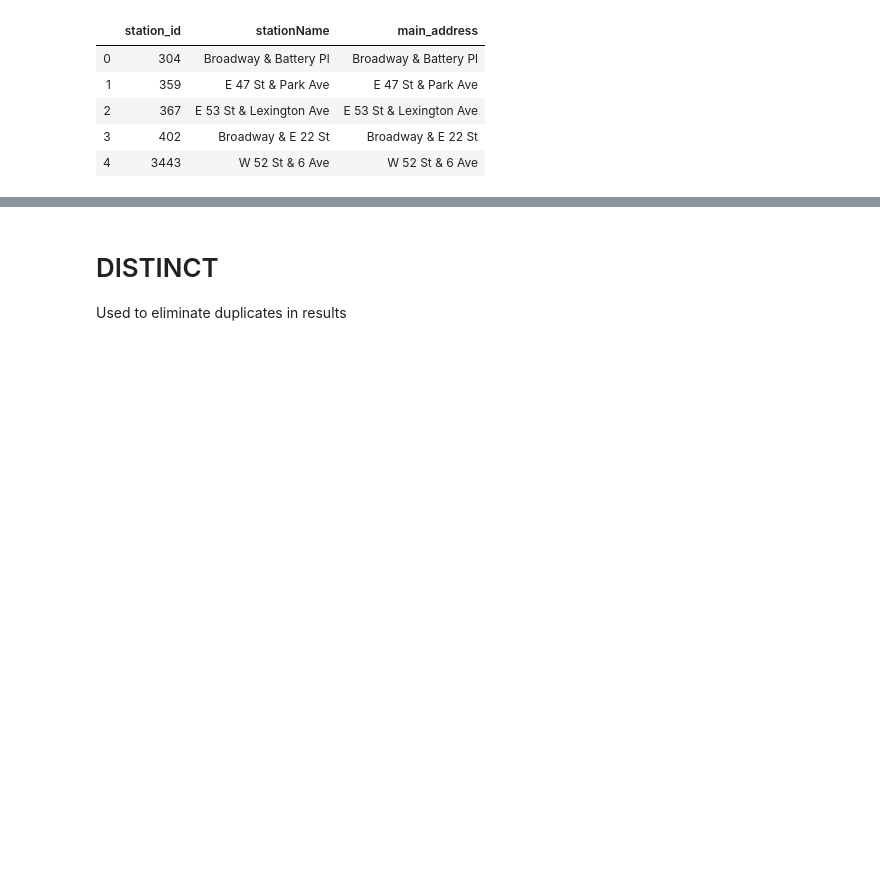
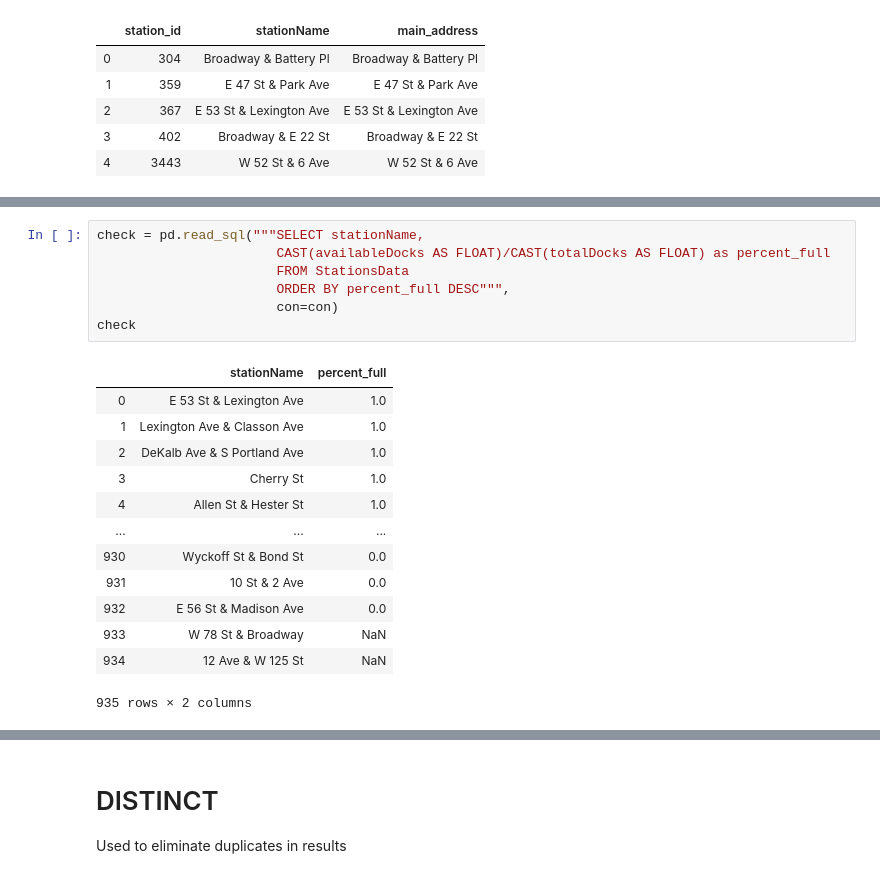
Before and after one commit to asiegman16/NYU-Dealing-With-Data-Spring-2020, a Jupyter notebook: Class 5/Dealing with Data Class 5 Solved.ipynb, the cells around one changed output, grey strips where cells are left out. Drawn from its saved outputs; the diff is of its cells as text; blank space fills up the shorter version.

```diff
--- a/Class 5/Dealing with Data Class 5 Solved.ipynb
+++ b/Class 5/Dealing with Data Class 5 Solved.ipynb
@@ -205,0 +249,21 @@ check
+# %%
+check = pd.read_sql("""SELECT stationName,
+                       CAST(availableDocks AS FLOAT)/CAST(totalDocks AS FLOAT) as percent_full
+                       FROM StationsData
+                       ORDER BY percent_full DESC""",
+                       con=con)
+check
+# %% [output]
+|  | stationName | percent_full |
+| 0 | E 53 St & Lexington Ave | 1.0 |
+| 1 | Lexington Ave & Classon Ave | 1.0 |
+| 2 | DeKalb Ave & S Portland Ave | 1.0 |
+| 3 | Cherry St | 1.0 |
+| 4 | Allen St & Hester St | 1.0 |
+| ... | ... | ... |
+| 930 | Wyckoff St & Bond St | 0.0 |
+| 931 | 10 St & 2 Ave | 0.0 |
+| 932 | E 56 St & Madison Ave | 0.0 |
+| 933 | W 78 St & Broadway | NaN |
+| 934 | 12 Ave & W 125 St | NaN |
+935 rows × 2 columns
```
Also changed, not shown: parts of 21 cells of this notebook, 1 other file.
